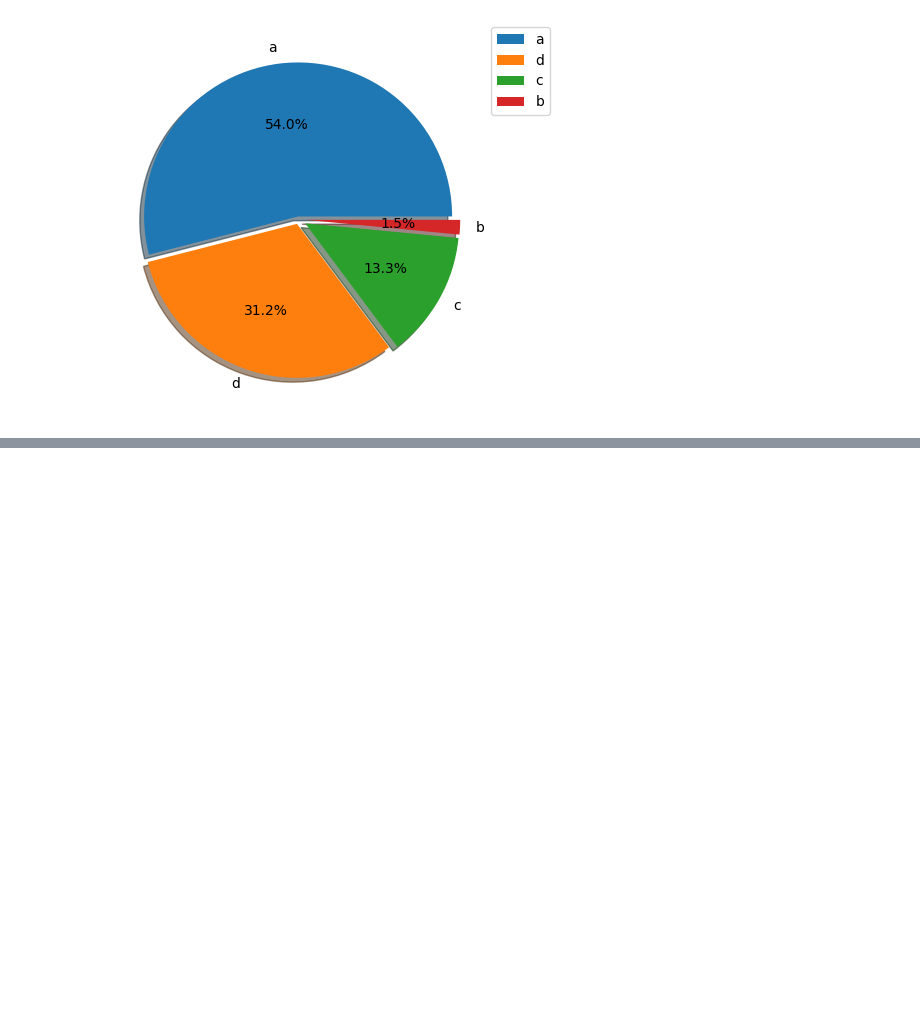
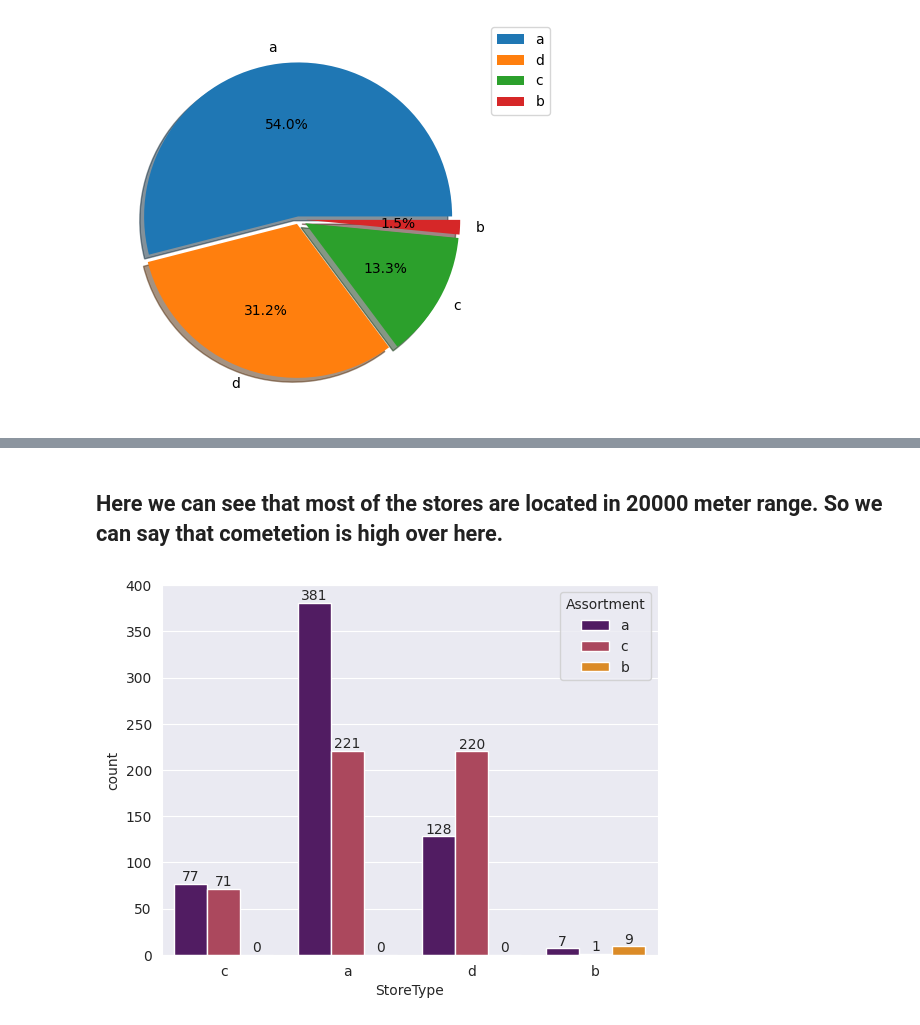
Before and after one commit to diptiranjan1998/Regression-Analysis-on-Retail-Sales-Prediction, a Jupyter notebook: Retail_sales_prediction.ipynb, the cells around one changed output, grey strips where cells are left out. Cells and saved outputs as stored; diff of their text form; code cells hidden in the pictures; blank space fills up the shorter version.

```diff
--- a/Retail_sales_prediction.ipynb
+++ b/Retail_sales_prediction.ipynb
@@ -183,0 +189,10 @@ plt.show()
+# %% [markdown]
+## Here we can see that most of the stores are located in 20000 meter range. So we can say that cometetion is high over here.
+# %%
+sns.set_style('darkgrid')
+store_types= sns.countplot(x= 'StoreType', hue= 'Assortment', data= sales_df, palette= 'inferno')
+
+for i in store_types.containers:
+    store_types.bar_label(i)
+# %% [output]
+[figure, added]
```
Also changed, not shown: parts of 21 cells of this notebook.
